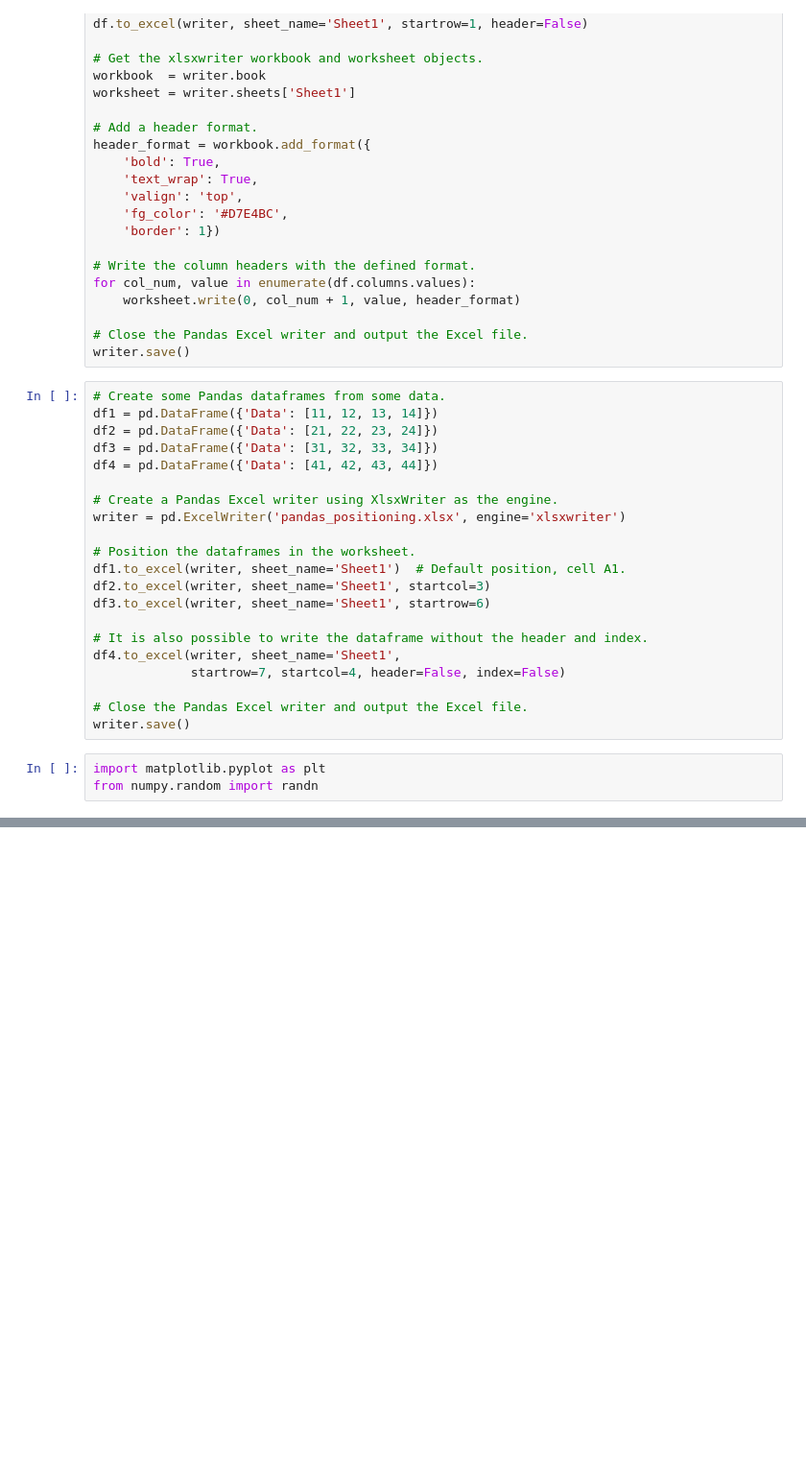
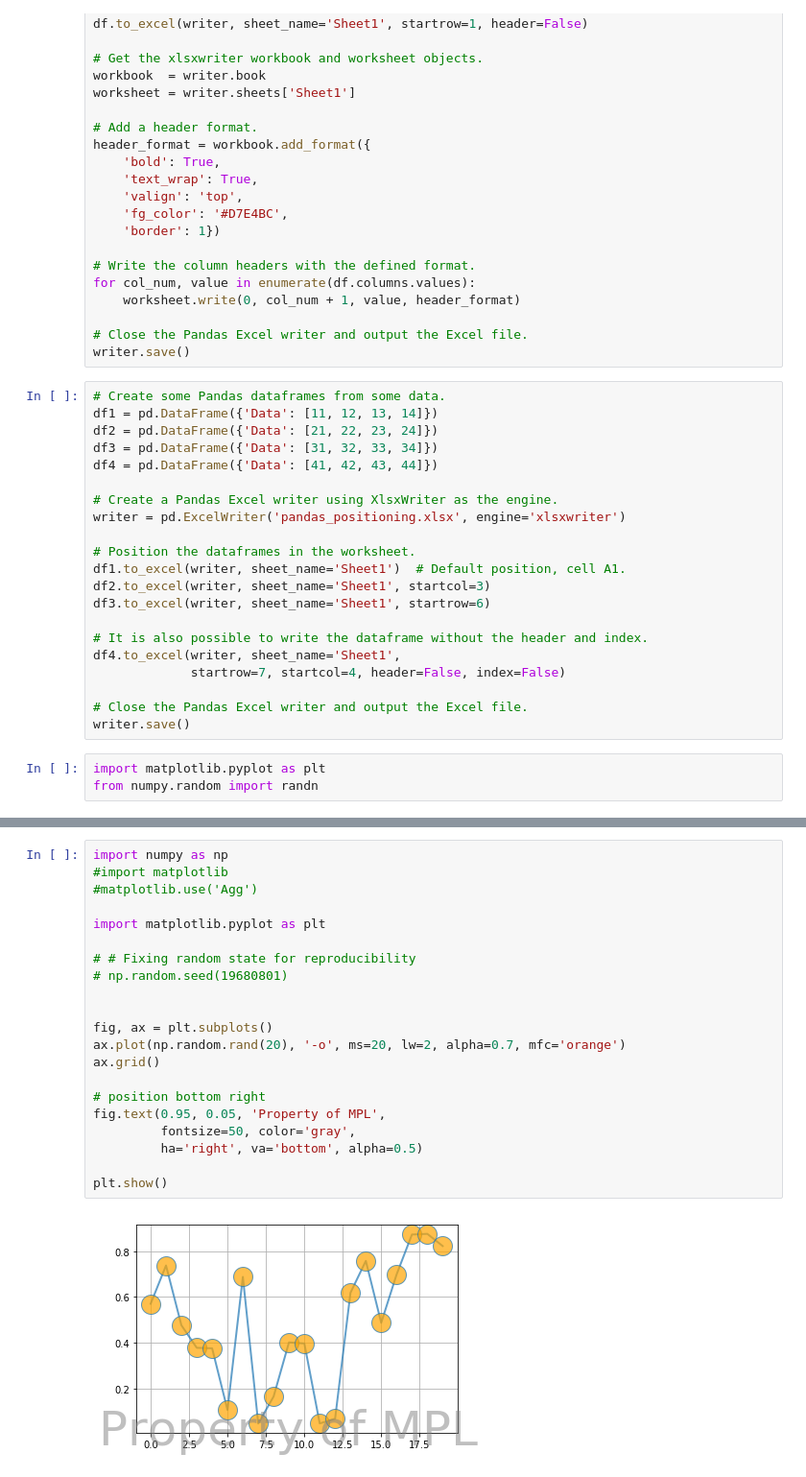
Before and after one commit to mvshalamov/python_jun, a Jupyter notebook: lect7/lect7.ipynb, the cells around one changed output, grey strips where cells are left out. Shown at 96% size. Drawn from its saved outputs; the diff is of its cells as text; blank space fills up the shorter version.

```diff
--- a/lect7/lect7.ipynb
+++ b/lect7/lect7.ipynb
@@ -331,0 +498,23 @@ plt.show()
+# %%
+import numpy as np
+#import matplotlib
+#matplotlib.use('Agg')
+
+import matplotlib.pyplot as plt
+
+# # Fixing random state for reproducibility
+# np.random.seed(19680801)
+
+
+fig, ax = plt.subplots()
+ax.plot(np.random.rand(20), '-o', ms=20, lw=2, alpha=0.7, mfc='orange')
+ax.grid()
+
+# position bottom right
+fig.text(0.95, 0.05, 'Property of MPL',
+         fontsize=50, color='gray',
+         ha='right', va='bottom', alpha=0.5)
+
+plt.show()
+# %% [output]
+[figure, added]
```
Also changed, not shown: parts of 40 cells of this notebook, 7 other files.
